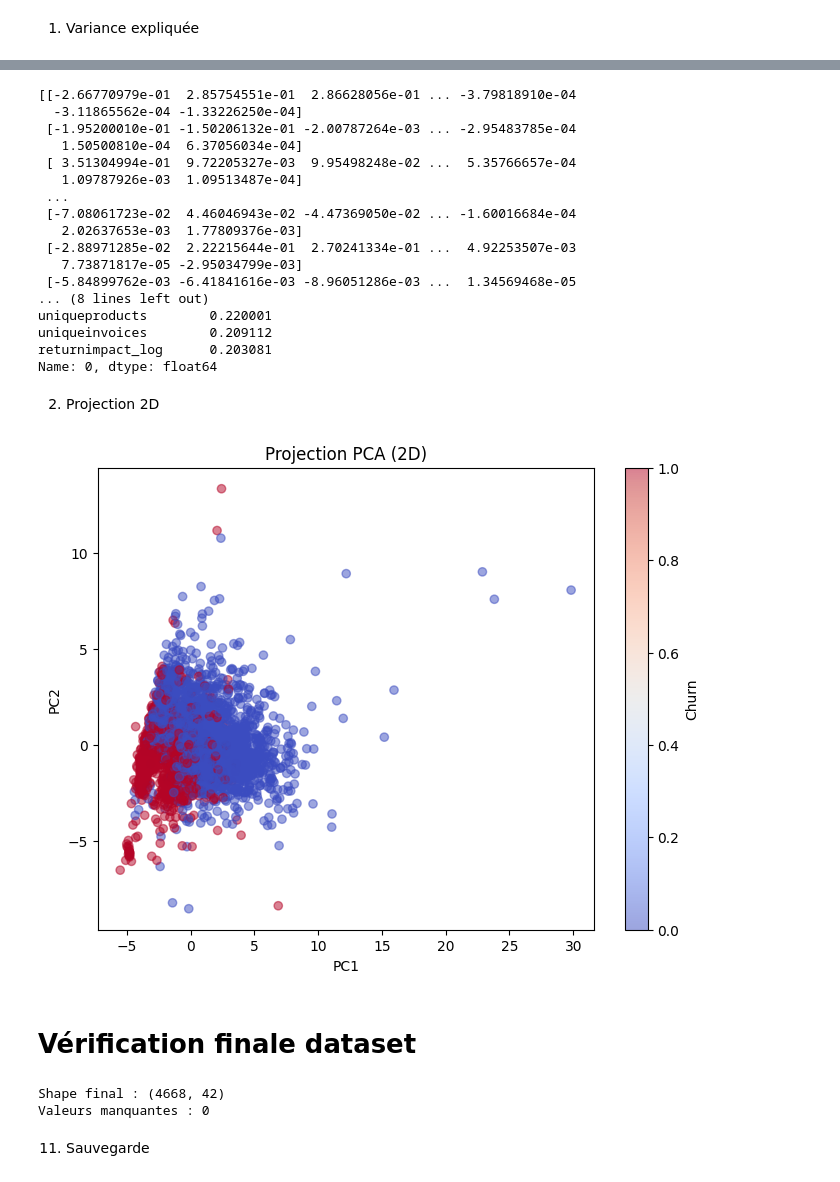
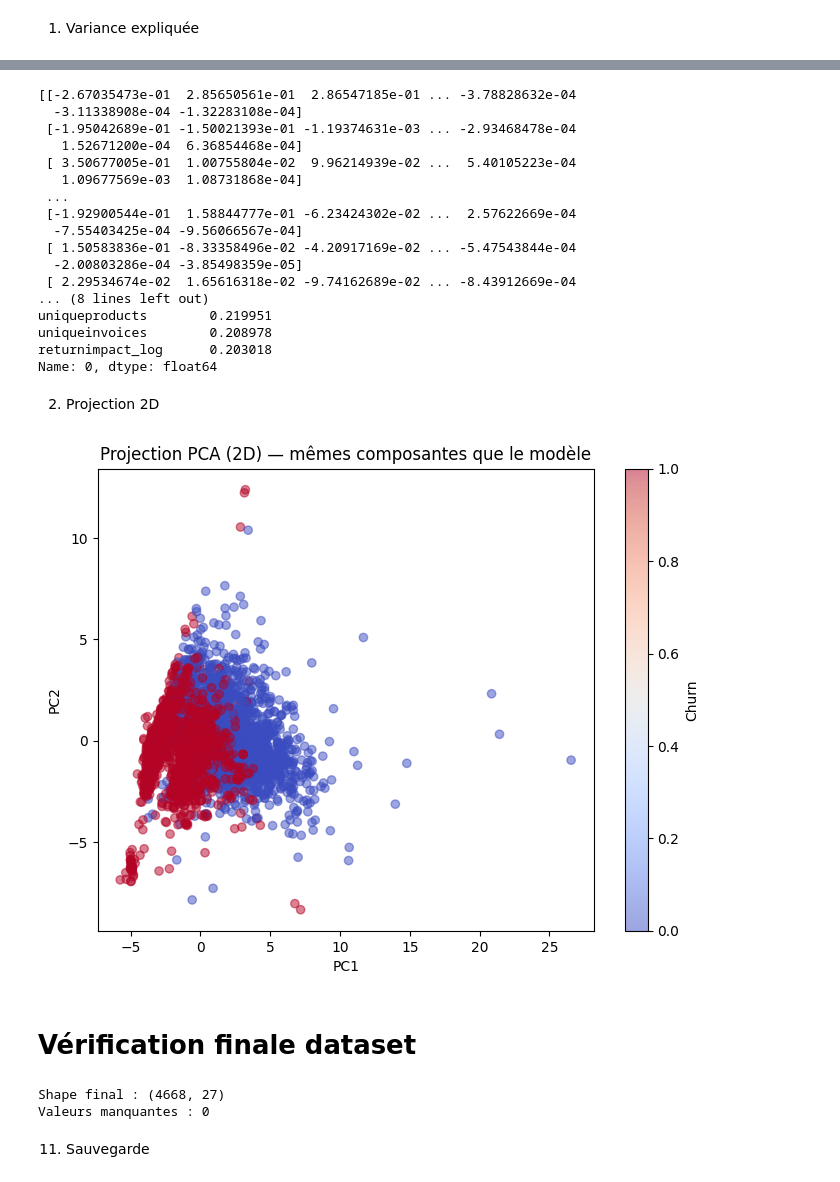
Before and after one commit to ram03roum/projetML, a Jupyter notebook: notebooks/04_preprocessing.ipynb, the cells around one changed output, grey strips where cells are left out. Cells and saved outputs as stored; diff of their text form; code cells hidden in the pictures.

```diff
--- a/notebooks/04_preprocessing.ipynb
+++ b/notebooks/04_preprocessing.ipynb
@@ -166,10 +166,12 @@ plt.show()
 # %% [markdown]
 10. PCA
 # %%
-pca = PCA(n_components=0.95)
+pca = PCA(n_components=27, random_state=42)
 
 X_train_pca = pca.fit_transform(X_train_resampled)
 X_test_pca = pca.transform(X_test)
 
+explained_variance = pca.explained_variance_ratio_
+print(f"Variance expliquée par 27 composantes : {explained_variance.sum()*100:.1f}%")
 print("Shape PCA :", X_train_pca.shape)
 # %% [output]
@@ -212,46 +215,44 @@ pc1 = components.iloc[0].abs().sort_values(ascending=False)
 
 print(pc1.head(10))
 # %% [output]
-[[-2.66770979e-01  2.85754551e-01  2.86628056e-01 ... -3.79818910e-04
-  -3.11865562e-04 -1.33226250e-04]
- [-1.95200010e-01 -1.50206132e-01 -2.00787264e-03 ... -2.95483785e-04
-   1.50500810e-04  6.37056034e-04]
- [ 3.51304994e-01  9.72205327e-03  9.95498248e-02 ...  5.35766657e-04
-   1.09787926e-03  1.09513487e-04]
+[[-2.67035473e-01  2.85650561e-01  2.86547185e-01 ... -3.78828632e-04
+  -3.11338908e-04 -1.32283108e-04]
+ [-1.95042689e-01 -1.50021393e-01 -1.19374631e-03 ... -2.93468478e-04
+   1.52671200e-04  6.36854468e-04]
+ [ 3.50677005e-01  1.00755804e-02  9.96214939e-02 ...  5.40105223e-04
+   1.09677569e-03  1.08731868e-04]
  ...
- [-7.08061723e-02  4.46046943e-02 -4.47369050e-02 ... -1.60016684e-04
-   2.02637653e-03  1.77809376e-03]
- [-2.88971285e-02  2.22215644e-01  2.70241334e-01 ...  4.92253507e-03
-   7.73871817e-05 -2.95034799e-03]
- [-5.84899762e-03 -6.41841616e-03 -8.96051286e-03 ...  1.34569468e-05
+ [-1.92900544e-01  1.58844777e-01 -6.23424302e-02 ...  2.57622669e-04
+  -7.55403425e-04 -9.56066567e-04]
+ [ 1.50583836e-01 -8.33358496e-02 -4.20917169e-02 ... -5.47543844e-04
+  -2.00803286e-04 -3.85498359e-05]
+ [ 2.29534674e-02  1.65616318e-02 -9.74162689e-02 ... -8.43912669e-04
 ... (8 lines left out)
-uniqueproducts        0.220001
-uniqueinvoices        0.209112
-returnimpact_log      0.203081
+uniqueproducts        0.219951
+uniqueinvoices        0.208978
+returnimpact_log      0.203018
 Name: 0, dtype: float64
 # %% [markdown]
 2. Projection 2D
 # %%
-
-pca_2d = PCA(n_components=2)
-X_2d = pca_2d.fit_transform(X_train)
+X_2d = pca.transform(X_train_resampled)[:, :2]
 
 plt.figure(figsize=(8,6))
-plt.scatter(X_2d[:,0], X_2d[:,1], c=y_train, cmap='coolwarm', alpha=0.5)
+plt.scatter(X_2d[:,0], X_2d[:,1], c=y_train_resampled, cmap='coolwarm', alpha=0.5)
 plt.xlabel("PC1")
 plt.ylabel("PC2")
-plt.title("Projection PCA (2D)")
+plt.title("Projection PCA (2D) — mêmes composantes que le modèle")
 plt.colorbar(label="Churn")
 plt.show()
 # %% [output]
-[figure, old version]
+[figure, new version]
 # %% [markdown]
 # Vérification finale dataset
 # %%
 print("Shape final :", X_train_pca.shape)
 print("Valeurs manquantes :", X_train.isnull().sum().sum())
 # %% [output]
-Shape final : (4668, 42)
+Shape final : (4668, 27)
 Valeurs manquantes : 0
 # %% [markdown]
 11. Sauvegarde
```
Also changed, not shown: parts of 4 cells of this notebook, 27 other files.
